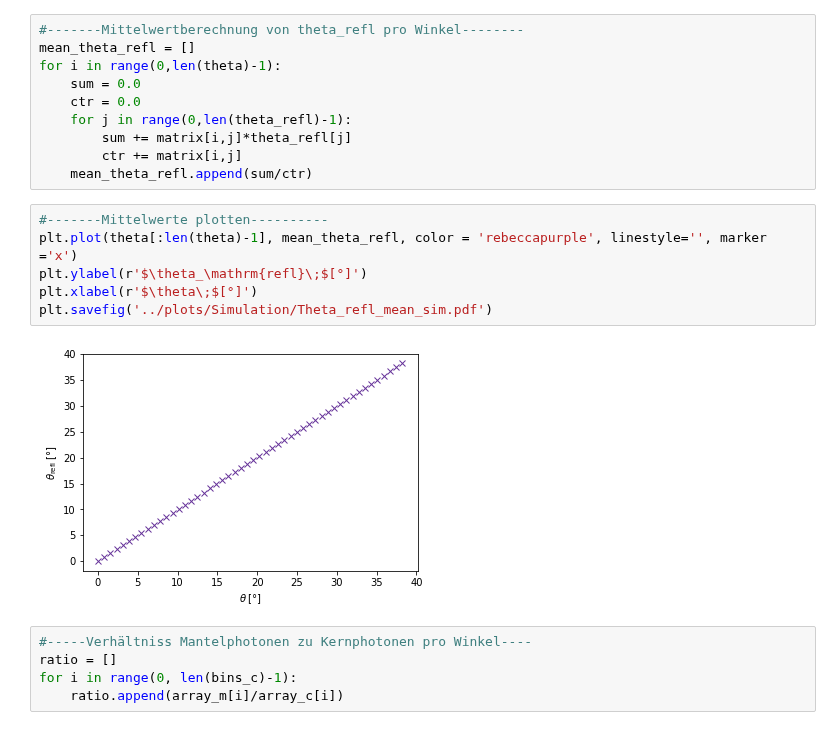
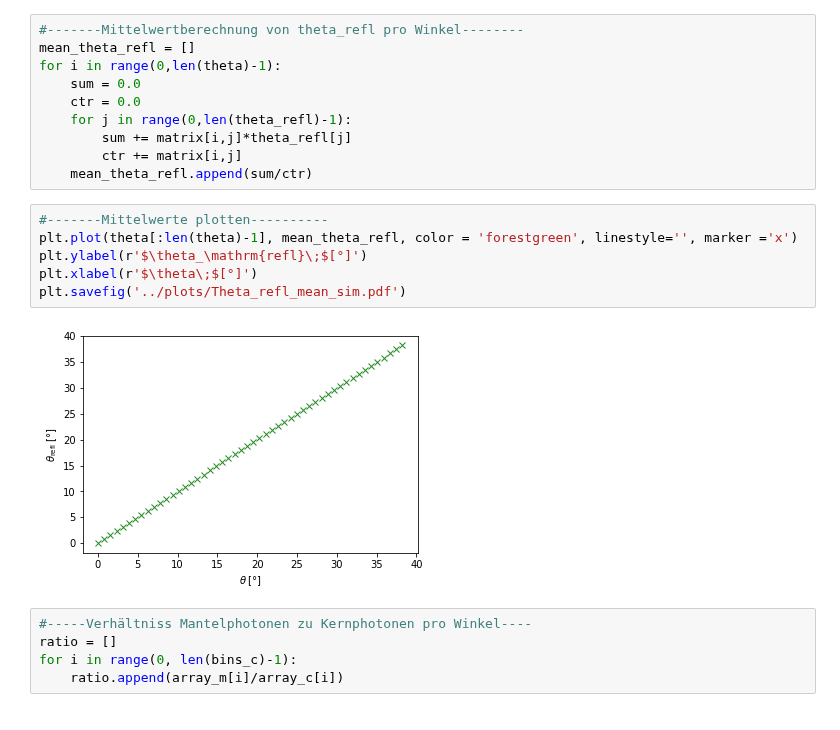
Before and after one commit to Ninilini/FP_Teilchen, a Jupyter notebook: Szintillierende_Fasern/plots/Auswertung_Simu.ipynb, the cells around one changed output. Drawn from its saved outputs; the diff is of its cells as text.

```diff
--- a/Szintillierende_Fasern/plots/Auswertung_Simu.ipynb
+++ b/Szintillierende_Fasern/plots/Auswertung_Simu.ipynb
@@ -173,12 +173,12 @@ for i in range(0,len(theta)-1):
     mean_theta_refl.append(sum/ctr)
 # %%
 #-------Mittelwerte plotten----------
-plt.plot(theta[:len(theta)-1], mean_theta_refl, color = 'rebeccapurple', linestyle='', marker ='x')
+plt.plot(theta[:len(theta)-1], mean_theta_refl, color = 'forestgreen', linestyle='', marker ='x')
 plt.ylabel(r'$\theta_\mathrm{refl}\;$[°]')
 plt.xlabel(r'$\theta\;$[°]')
-plt.savefig('../plots/Simulation/Theta_refl_mean_sim.pdf')
+plt.savefig('../plots/Theta_refl_mean_sim.pdf')
 # %% [output]
-[figure, old version]
+[figure, new version]
 # %%
 #-----Verhältniss Mantelphotonen zu Kernphotonen pro Winkel----
 ratio = []
```
Also changed, not shown: parts of 10 cells of this notebook, 2 other files.
